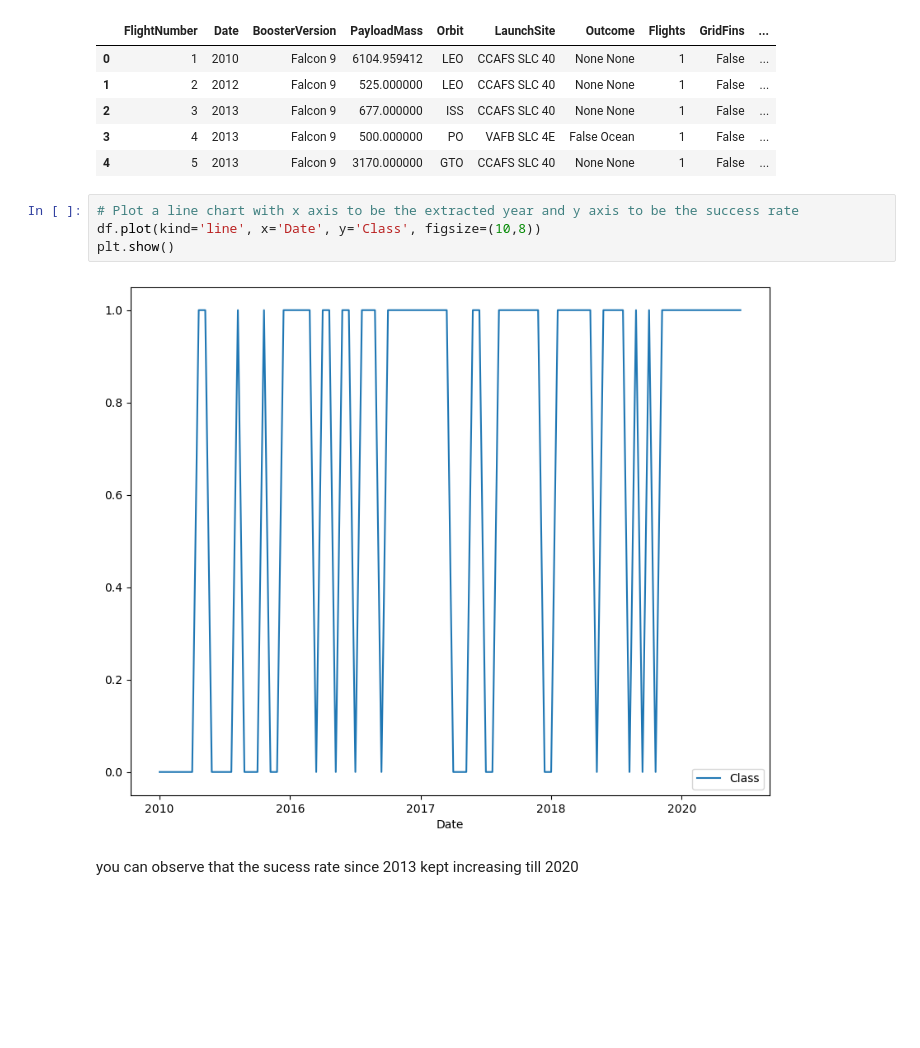
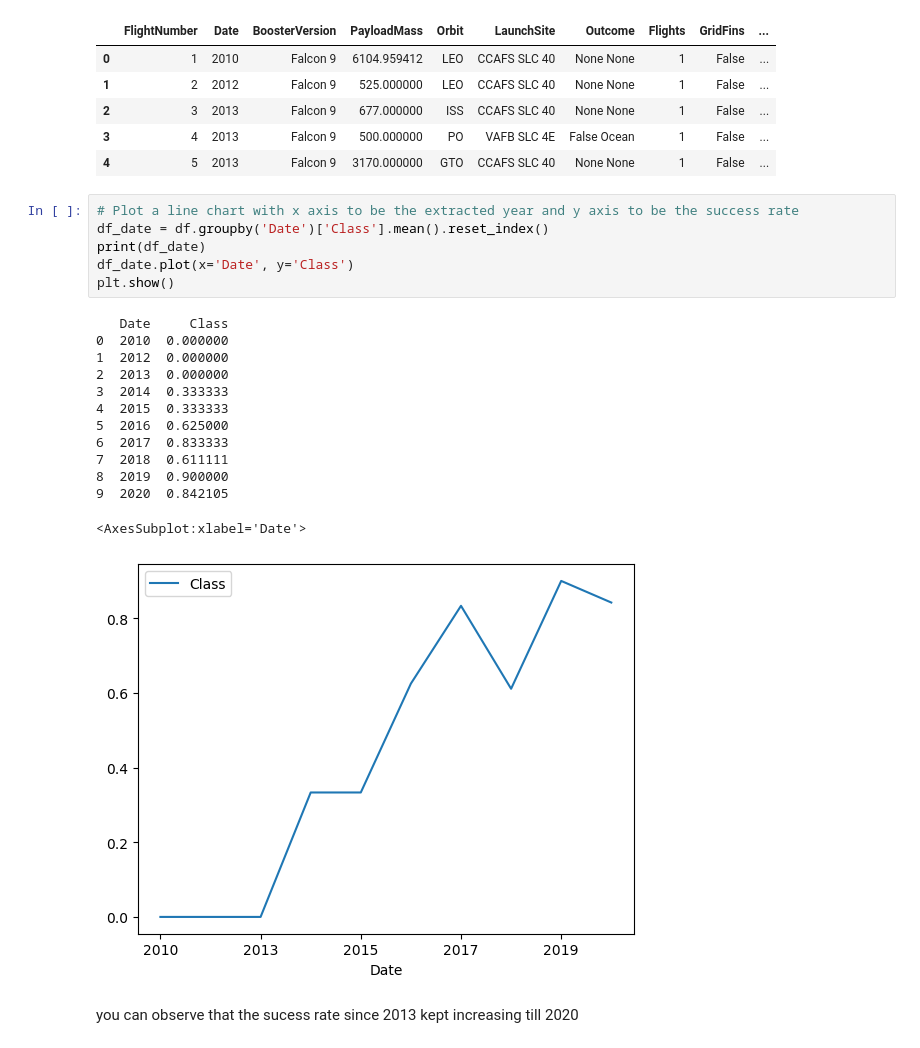
Before and after one commit to labrownmd/Coursera_Capstone, a Jupyter notebook: edadataviz.ipynb, the cells around one changed output. Cells and saved outputs as stored; diff of their text form; blank space fills up the shorter version.

```diff
--- a/edadataviz.ipynb
+++ b/edadataviz.ipynb
@@ -196,10 +196,24 @@ df.head()
 | 4 | 5 | 2013 | Falcon 9 | 3170.000000 | GTO | CCAFS SLC 40 | None None | 1 | False | ... |
 # %%
 # Plot a line chart with x axis to be the extracted year and y axis to be the success rate
-df.plot(kind='line', x='Date', y='Class', figsize=(10,8))
+df_date = df.groupby('Date')['Class'].mean().reset_index()
+print(df_date)
+df_date.plot(x='Date', y='Class')
 plt.show()
 # %% [output]
+   Date     Class
+0  2010  0.000000
+1  2012  0.000000
+2  2013  0.000000
+3  2014  0.333333
+4  2015  0.333333
+5  2016  0.625000
+6  2017  0.833333
+7  2018  0.611111
+8  2019  0.900000
+9  2020  0.842105
+<AxesSubplot:xlabel='Date'>
-[figure, old version]
+[figure, new version]
 # %% [markdown]
 you can observe that the sucess rate since 2013 kept increasing till 2020
 # %% [markdown]
```
